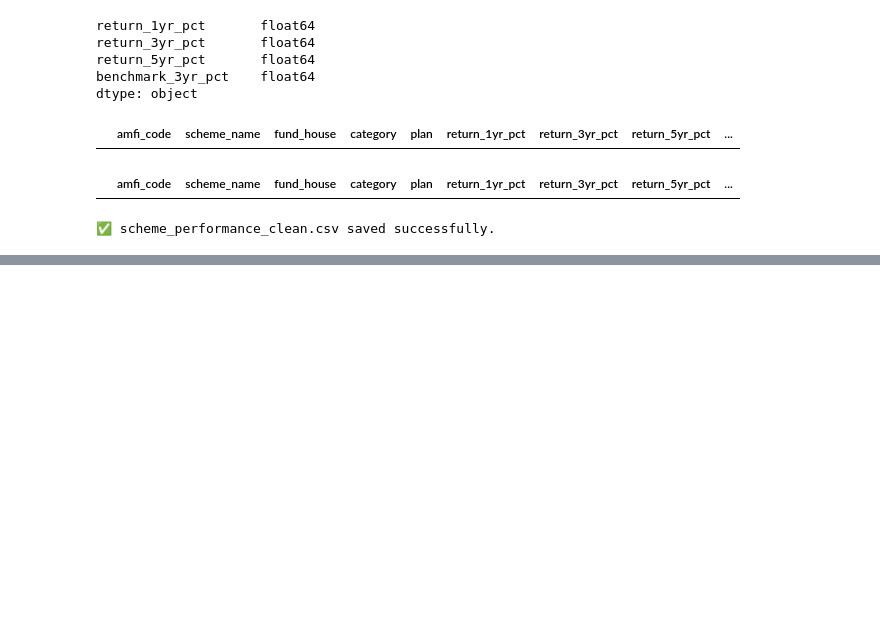
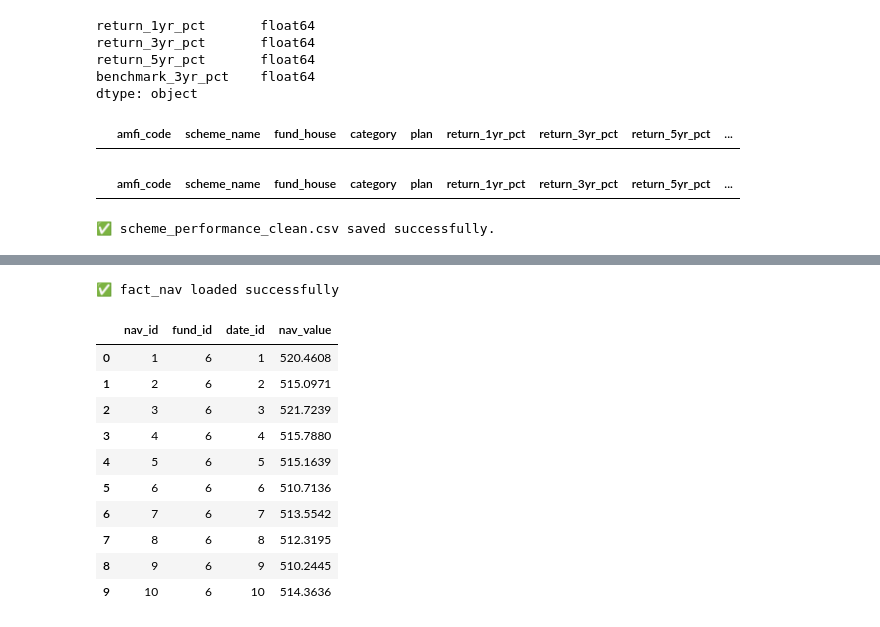
Before and after one commit to madhusudhan4310-droid/MutualFundAnalytics, a Jupyter notebook: notebooks/day2_data_cleaning.ipynb, the cells around one changed output, grey strips where cells are left out. Cells and saved outputs as stored; diff of their text form; code cells hidden in the pictures; blank space fills up the shorter version.

```diff
--- a/notebooks/day2_data_cleaning.ipynb
+++ b/notebooks/day2_data_cleaning.ipynb
@@ -234,0 +449,28 @@ print("✅ scheme_performance_clean.csv saved successfully.")
+# %%
+fact_nav.to_sql(
+    "fact_nav",
+    con=engine,
+    if_exists="append",
+    index=False
+)
+
+print("✅ fact_nav loaded successfully")
+# %% [output]
+✅ fact_nav loaded successfully
+# %%
+pd.read_sql(
+    "SELECT * FROM fact_nav LIMIT 10;",
+    engine
+)
+# %% [output]
+|  | nav_id | fund_id | date_id | nav_value |
+| 0 | 1 | 6 | 1 | 520.4608 |
+| 1 | 2 | 6 | 2 | 515.0971 |
+| 2 | 3 | 6 | 3 | 521.7239 |
+| 3 | 4 | 6 | 4 | 515.7880 |
+| 4 | 5 | 6 | 5 | 515.1639 |
+| 5 | 6 | 6 | 6 | 510.7136 |
+| 6 | 7 | 6 | 7 | 513.5542 |
+| 7 | 8 | 6 | 8 | 512.3195 |
+| 8 | 9 | 6 | 9 | 510.2445 |
+| 9 | 10 | 6 | 10 | 514.3636 |
```
Also changed, not shown: parts of 74 cells of this notebook, 1 other file.
